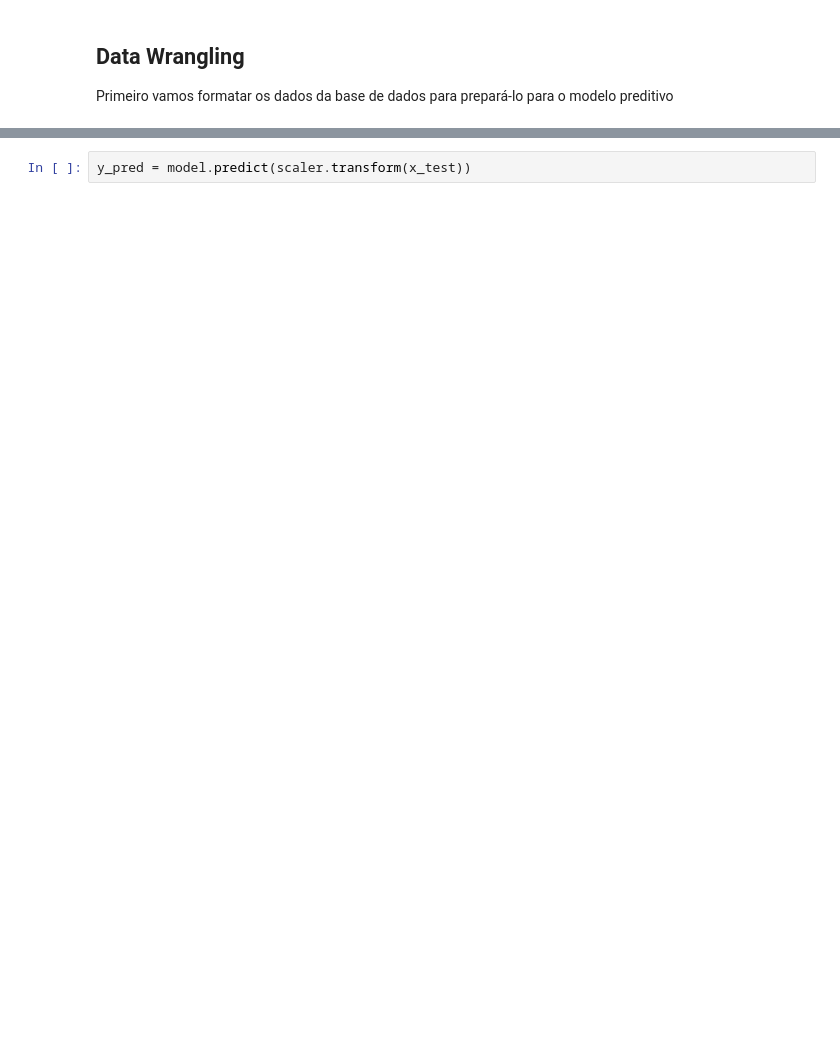
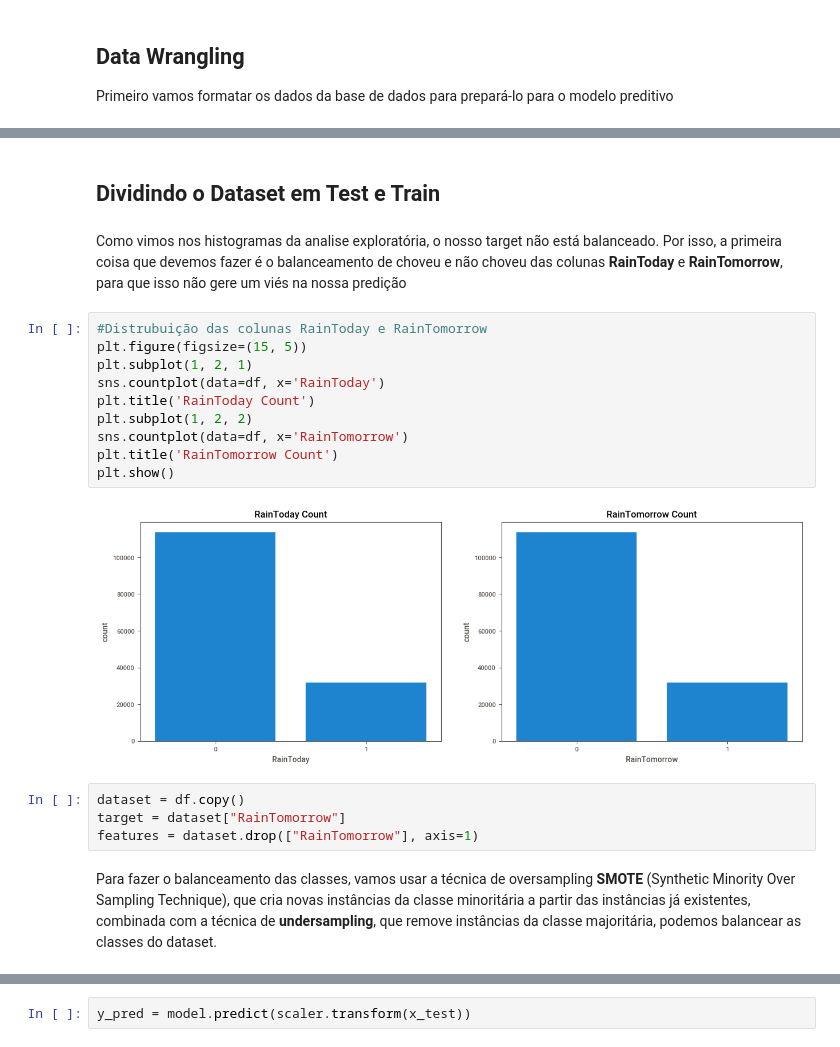
Before and after one commit to HenriqueFBadin/RainInAustraliaAnalysis, a Jupyter notebook: notebooks/notebook-de-ml-australia.ipynb, the cells around one changed output, grey strips where cells are left out. Saved outputs shown, nothing was run; the diff lists cells and outputs as text; blank space fills up the shorter version.

```diff
--- a/notebooks/notebook-de-ml-australia.ipynb
+++ b/notebooks/notebook-de-ml-australia.ipynb
@@ -197,0 +388,23 @@ x_train.shape, y_train.shape, x_test.shape, y_test.shape, x_val.shape, y_val.sha
+# %% [markdown]
+## Dividindo o Dataset em Test e Train
+# %% [markdown]
+Como vimos nos histogramas da analise exploratória, o nosso target não está balanceado.
+Por isso, a primeira coisa que devemos fazer é o balanceamento de choveu e não choveu das colunas **RainToday** e **RainTomorrow**, para que isso não gere um viés na nossa predição
+# %%
+#Distrubuição das colunas RainToday e RainTomorrow
+plt.figure(figsize=(15, 5))
+plt.subplot(1, 2, 1)
+sns.countplot(data=df, x='RainToday')
+plt.title('RainToday Count')
+plt.subplot(1, 2, 2)
+sns.countplot(data=df, x='RainTomorrow')
+plt.title('RainTomorrow Count')
+plt.show()
+# %% [output]
+[figure, added]
+# %%
+dataset = df.copy()
+target = dataset["RainTomorrow"]
+features = dataset.drop(["RainTomorrow"], axis=1)
+# %% [markdown]
+Para fazer o balanceamento das classes, vamos usar a técnica de oversampling **SMOTE** (Synthetic Minority Over Sampling Technique), que cria novas instâncias da classe minoritária a partir das instâncias já existentes, combinada com a técnica de **undersampling**, que remove instâncias da classe majoritária, podemos balancear as classes do dataset.
```
Also changed, not shown: parts of 76 cells of this notebook, 1 other file.
